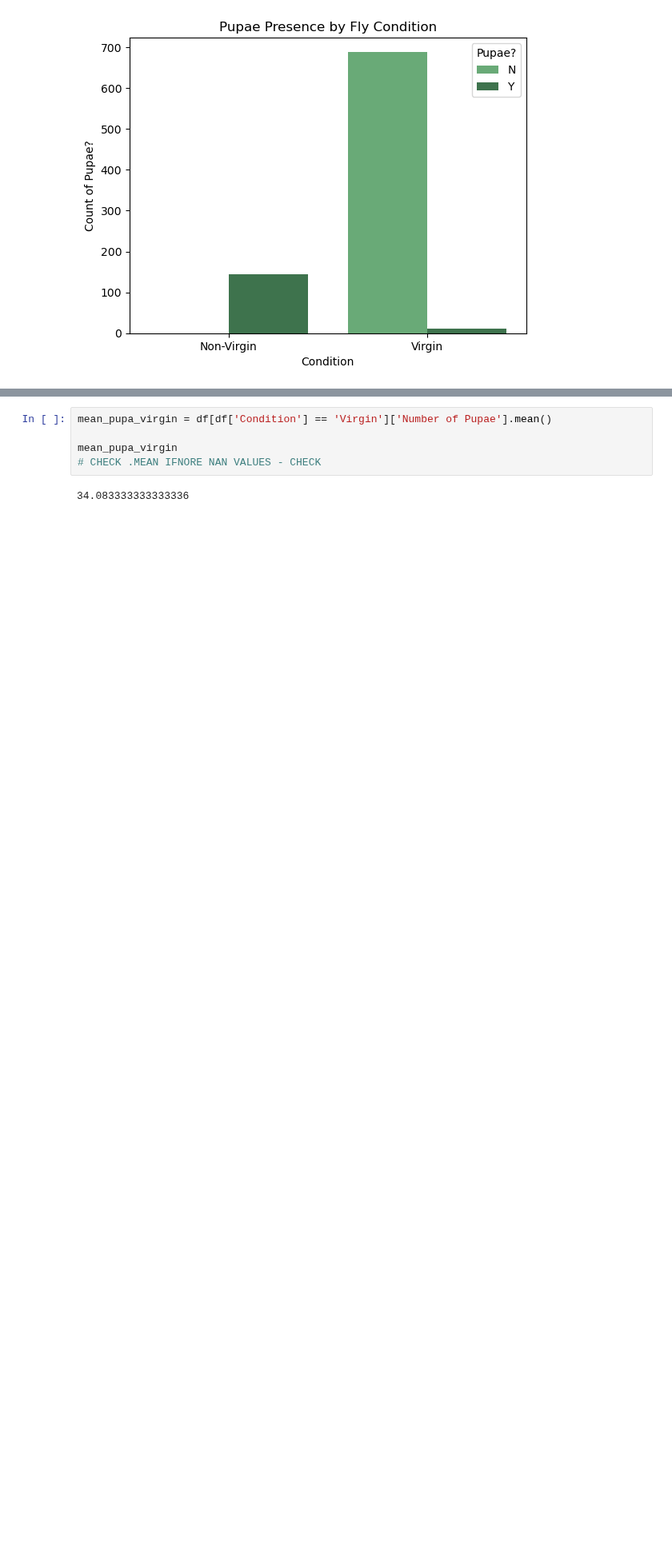
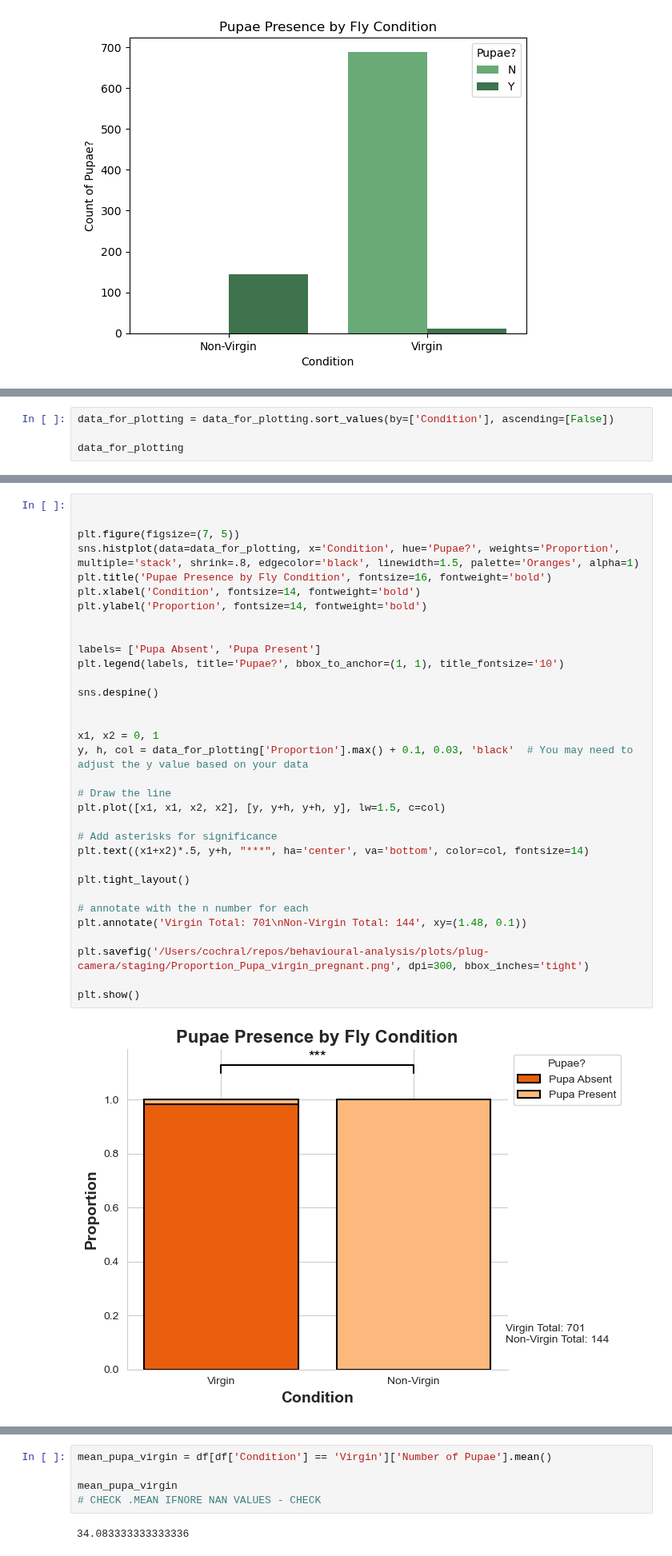
Before and after one commit to lenacochrane/behavioural-analysis, a Jupyter notebook: scripts/plug-camera/staging-parameters/virgin_pregnant_test.ipynb, the cells around one changed output, grey strips where cells are left out. Shown at 80% size. Drawn from its saved outputs; the diff is of its cells as text; blank space fills up the shorter version.

```diff
--- a/scripts/plug-camera/staging-parameters/virgin_pregnant_test.ipynb
+++ b/scripts/plug-camera/staging-parameters/virgin_pregnant_test.ipynb
@@ -86,0 +124,4 @@ plt.show()
+# %%
+data_for_plotting = data_for_plotting.sort_values(by=['Condition'], ascending=[False])
+
+data_for_plotting
@@ -86,0 +138,35 @@ plt.show()
+# %%
+
+
+plt.figure(figsize=(7, 5))
+sns.histplot(data=data_for_plotting, x='Condition', hue='Pupae?', weights='Proportion', multiple='stack', shrink=.8, edgecolor='black', linewidth=1.5, palette='Oranges', alpha=1)
+plt.title('Pupae Presence by Fly Condition', fontsize=16, fontweight='bold')
+plt.xlabel('Condition', fontsize=14, fontweight='bold')
+plt.ylabel('Proportion', fontsize=14, fontweight='bold')
+
+
+labels= ['Pupa Absent', 'Pupa Present']
+plt.legend(labels, title='Pupae?', bbox_to_anchor=(1, 1), title_fontsize='10')
+
+sns.despine()
+
+
+x1, x2 = 0, 1
+y, h, col = data_for_plotting['Proportion'].max() + 0.1, 0.03, 'black'  # You may need to adjust the y value based on your data
+
+# Draw the line
+plt.plot([x1, x1, x2, x2], [y, y+h, y+h, y], lw=1.5, c=col)
+
+# Add asterisks for significance
+plt.text((x1+x2)*.5, y+h, "***", ha='center', va='bottom', color=col, fontsize=14)
+
+plt.tight_layout()
+
+# annotate with the n number for each
+plt.annotate('Virgin Total: 701\nNon-Virgin Total: 144', xy=(1.48, 0.1))
+
+plt.savefig('/Users/cochral/repos/behavioural-analysis/plots/plug-camera/staging/Proportion_Pupa_virgin_pregnant.png', dpi=300, bbox_inches='tight')
+
+plt.show()
+# %% [output]
+[figure, added]
```
Also changed, not shown: parts of 7 cells of this notebook.
